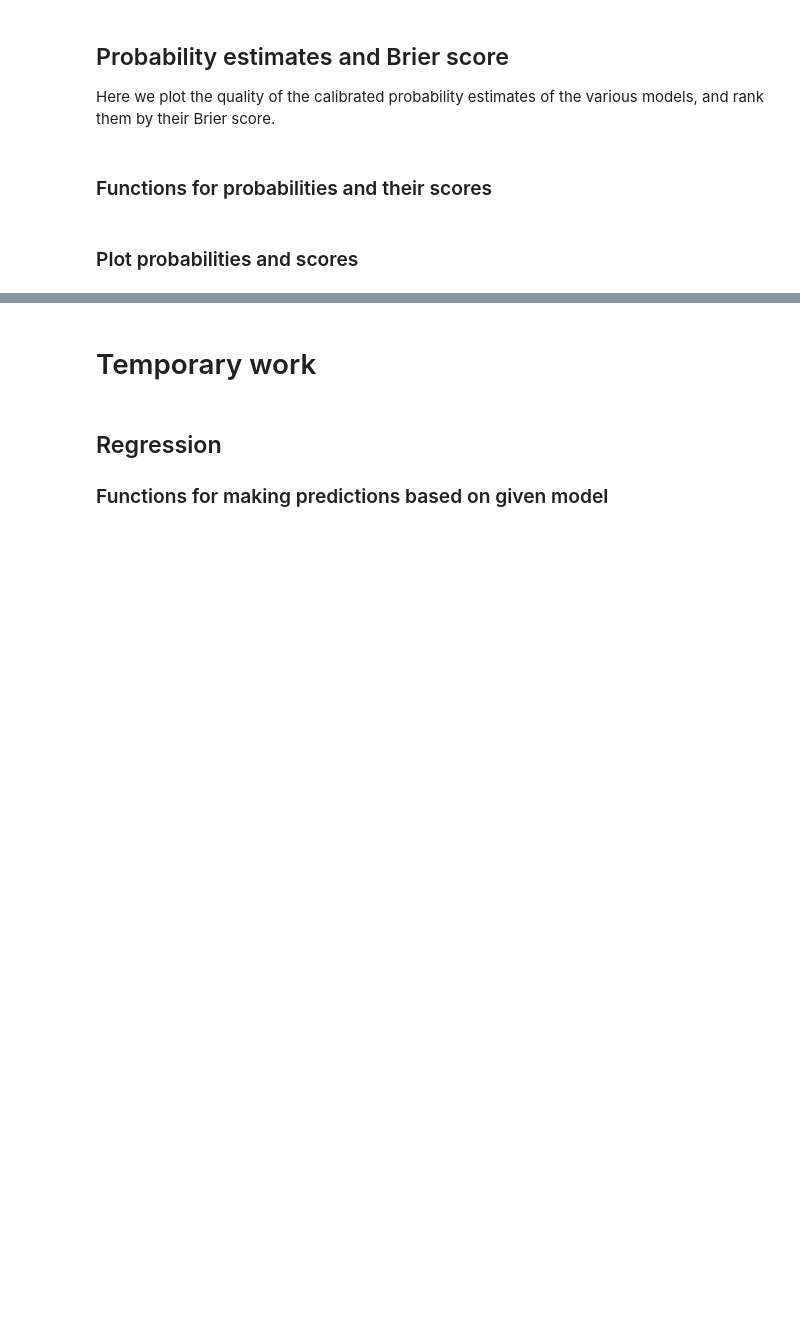
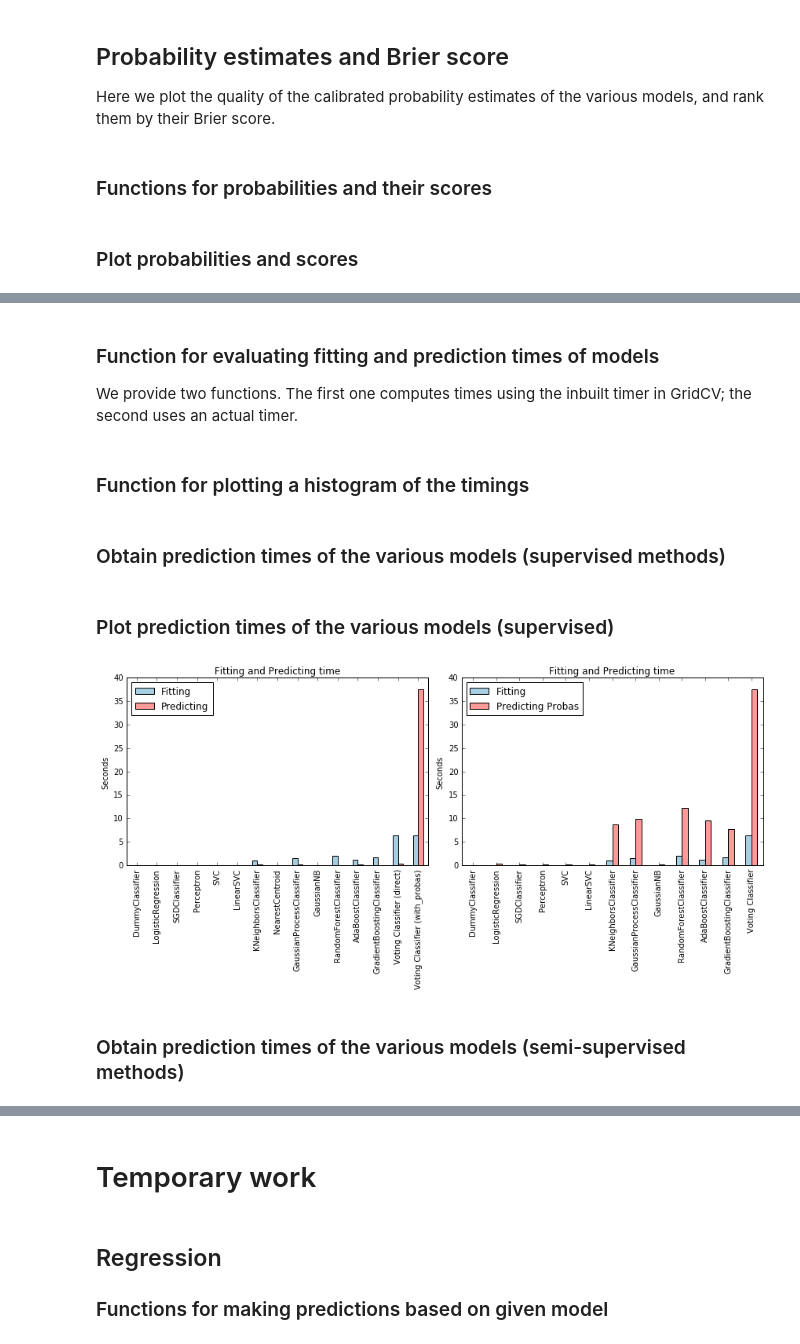
Before and after one commit to dangall/FullDataAnalysisPipeline, a Jupyter notebook: Predictions.ipynb, the cells around one changed output, grey strips where cells are left out. Cells and saved outputs as stored; diff of their text form; code cells hidden in the pictures; blank space fills up the shorter version.

```diff
--- a/Predictions.ipynb
+++ b/Predictions.ipynb
@@ -1989,0 +2012,4 @@ if clusteringtype=="supervised" and predictiontype=="classification" and len(np.
+# %% [markdown]
+### Function for evaluating fitting and prediction times of models
+
+We provide two functions. The first one computes times using the inbuilt timer in GridCV; the second uses an actual timer.
@@ -1989,0 +2082,2 @@ if clusteringtype=="supervised" and predictiontype=="classification" and len(np.
+# %% [markdown]
+### Function for plotting a histogram of the timings
@@ -1989,0 +2102,46 @@ if clusteringtype=="supervised" and predictiontype=="classification" and len(np.
+# %% [markdown]
+### Obtain prediction times of the various models (supervised methods)
+# %%
+#================================================================================================
+# USER INPUT!
+
+withvoting = False # Decide whether you want to time voting regressors / classifiers as well
+
+#================================================================================================
+# FROM HERE ON IT'S AUTOMATIC
+
+if clusteringtype=="supervised":
+    modeltimescv, allmodelnamescv = modelTimesCV(bestmodels, allXypairs, withvoting=withvoting, predictiontype=predictiontype)
+    if predictiontype=="classification":
+        # We also want to copmute the time it takes to obtain probabilities
+        safenames = np.array(allprobapredictions)[:,1]
+        safemodels = [mdl for mdl in bestmodels if getModelName(mdl[0].steps[-1][1]) in safenames]
+        safenames = [getModelName(mdl[0].steps[-1][1]) for mdl in safemodels]
+
+        modeltimestimer, allmodelnamestimer = modelTimesWithTimer(safemodels, safenames, allXypairs, modeltimescv,
+                                                                  withvoting=withvoting, probability=True,
+                                                                  predictiontype=predictiontype)
+# %% [markdown]
+### Plot prediction times of the various models (supervised)
+# %%
+#================================================================================================
+# USER INPUT!
+
+maxtime = None  # If you want to cap the histogram plots at a certain time
+                # (to avoid large times dwarfing the other histogram bars)
+
+#================================================================================================
+# FROM HERE ON IT'S AUTOMATIC
+
+if clusteringtype=="supervised":
+    if predictiontype=="regression":
+        plotTimes(modeltimescv, allmodelnamescv, predictioncolname="Predicting", maxtime=maxtime)
+    if predictiontype=="classification":
+        fig, axes = plt.subplots(nrows=1, ncols=2, figsize=(12,6), tight_layout=True)
+        raveledaxes = axes.ravel()
+        plotTimes(modeltimescv, allmodelnamescv, predictioncolname="Predicting", maxtime=maxtime, inax=raveledaxes[0])
+        plotTimes(modeltimestimer, allmodelnamestimer, predictioncolname="Predicting Probas", maxtime=maxtime, inax=raveledaxes[1])
+# %% [output]
+[figure, added]
+# %% [markdown]
+### Obtain prediction times of the various models (semi-supervised methods)
```
Also changed, not shown: parts of 23 cells of this notebook.
